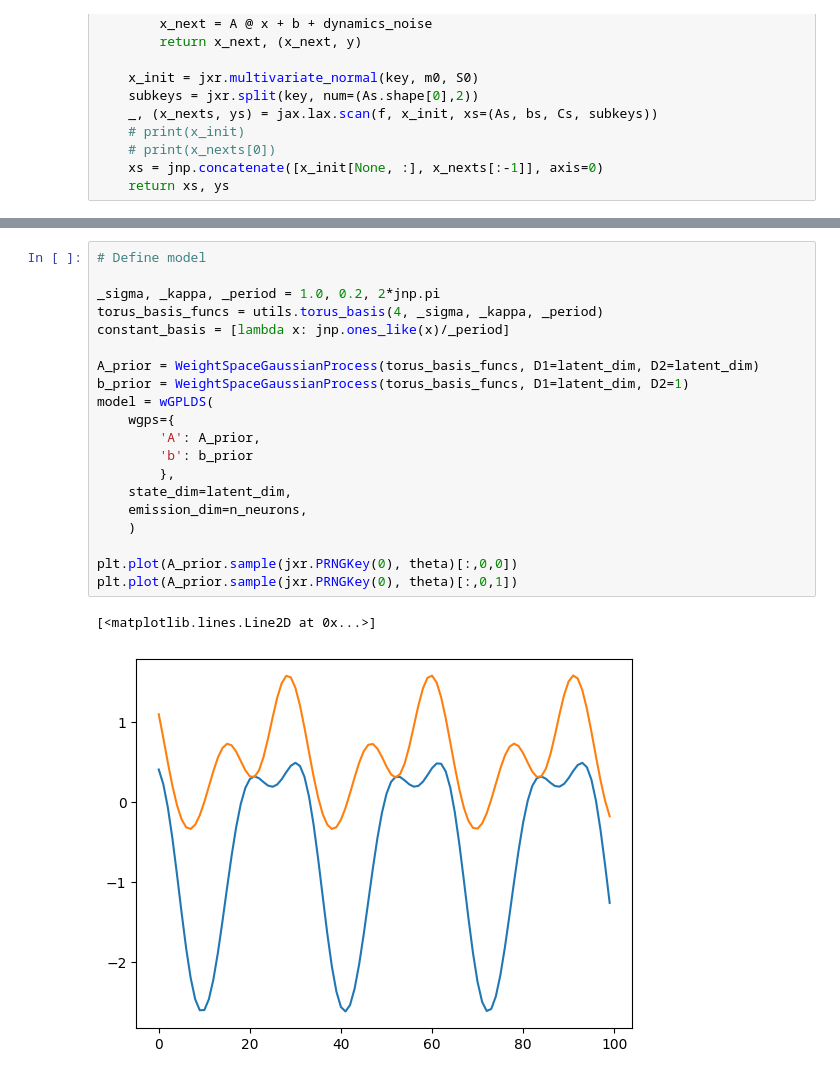
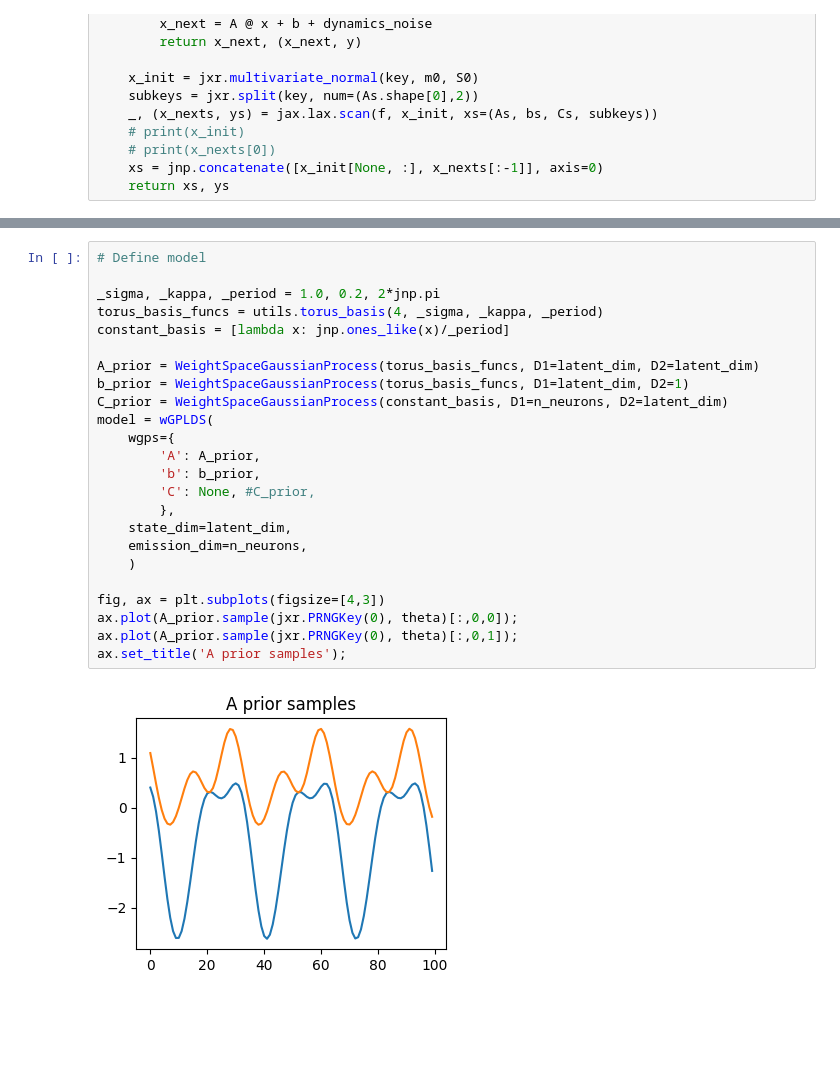
Before and after one commit to neurostatslab/clds, a Jupyter notebook: notebooks/demo_headdirection.ipynb, the cells around one changed output, grey strips where cells are left out. Drawn from its saved outputs; the diff is of its cells as text; blank space fills up the shorter version.

```diff
--- a/notebooks/demo_headdirection.ipynb
+++ b/notebooks/demo_headdirection.ipynb
@@ -105,26 +110,29 @@ plt.plot(true_bs)
 # %%
 # Define model
 
 _sigma, _kappa, _period = 1.0, 0.2, 2*jnp.pi
 torus_basis_funcs = utils.torus_basis(4, _sigma, _kappa, _period)
 constant_basis = [lambda x: jnp.ones_like(x)/_period]
 
 A_prior = WeightSpaceGaussianProcess(torus_basis_funcs, D1=latent_dim, D2=latent_dim)
 b_prior = WeightSpaceGaussianProcess(torus_basis_funcs, D1=latent_dim, D2=1)
+C_prior = WeightSpaceGaussianProcess(constant_basis, D1=n_neurons, D2=latent_dim)
 model = wGPLDS(
     wgps={
         'A': A_prior,
-        'b': b_prior
+        'b': b_prior,
+        'C': None, #C_prior,
         },
     state_dim=latent_dim,
     emission_dim=n_neurons,
     )
 
-plt.plot(A_prior.sample(jxr.PRNGKey(0), theta)[:,0,0])
-plt.plot(A_prior.sample(jxr.PRNGKey(0), theta)[:,0,1])
+fig, ax = plt.subplots(figsize=[4,3])
+ax.plot(A_prior.sample(jxr.PRNGKey(0), theta)[:,0,0]);
+ax.plot(A_prior.sample(jxr.PRNGKey(0), theta)[:,0,1]);
+ax.set_title('A prior samples');
 # %% [output]
-[<matplotlib.lines.Line2D at 0x...>]
-[figure, old version]
+[figure, new version]
 # %%
 from models import ParamswGPLDS
 
```
Also changed, not shown: parts of 12 cells of this notebook.
